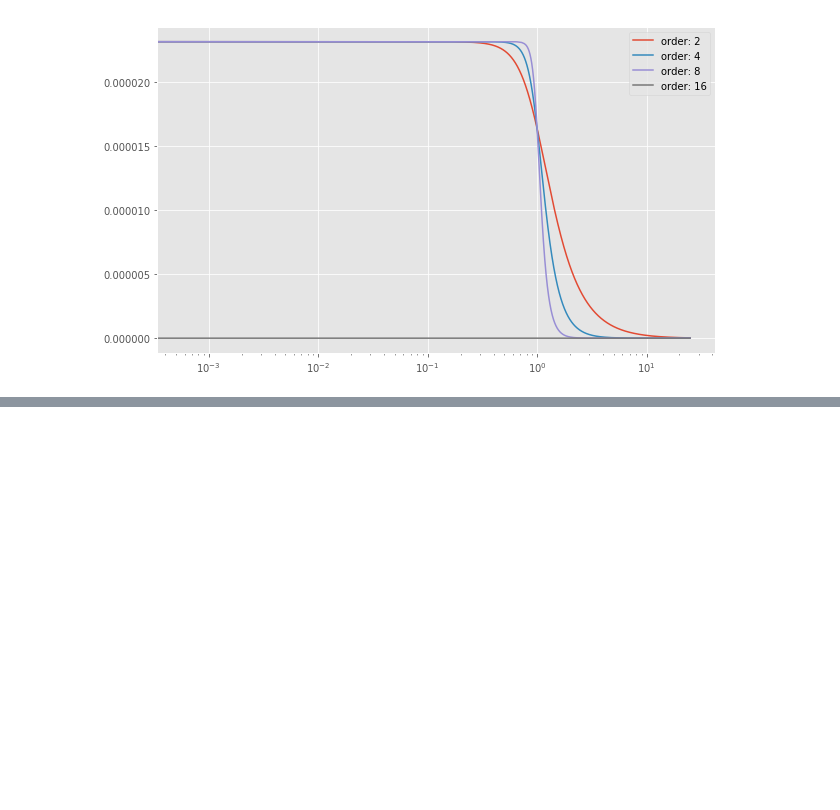
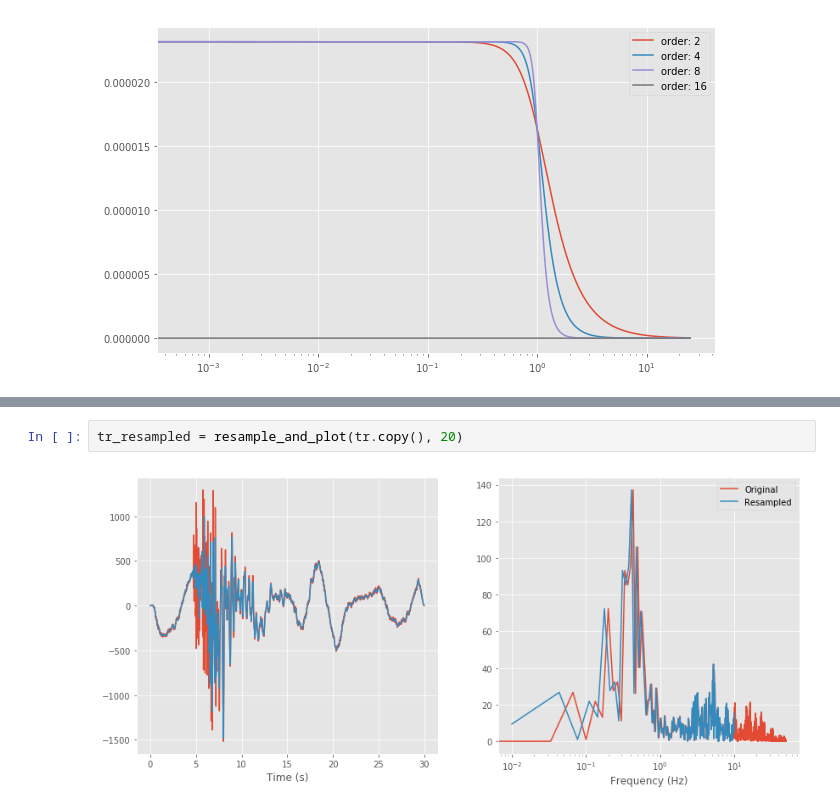
Before and after one commit to calum-chamberlain/GPHS445_notebooks, a Jupyter notebook: 1_Processing_and_recording/4_Filtering_Resampling.ipynb, the cells around one changed output, grey strips where cells are left out. Cells and saved outputs as stored; diff of their text form; blank space fills up the shorter version.

```diff
--- a/1_Processing_and_recording/4_Filtering_Resampling.ipynb
+++ b/1_Processing_and_recording/4_Filtering_Resampling.ipynb
@@ -346,0 +423,4 @@ better/different ways to change the sampling rate of data...
+# %%
+tr_resampled = resample_and_plot(tr.copy(), 20)
+# %% [output]
+[figure, added]
```
Also changed, not shown: parts of 13 cells of this notebook, 5 other files.
